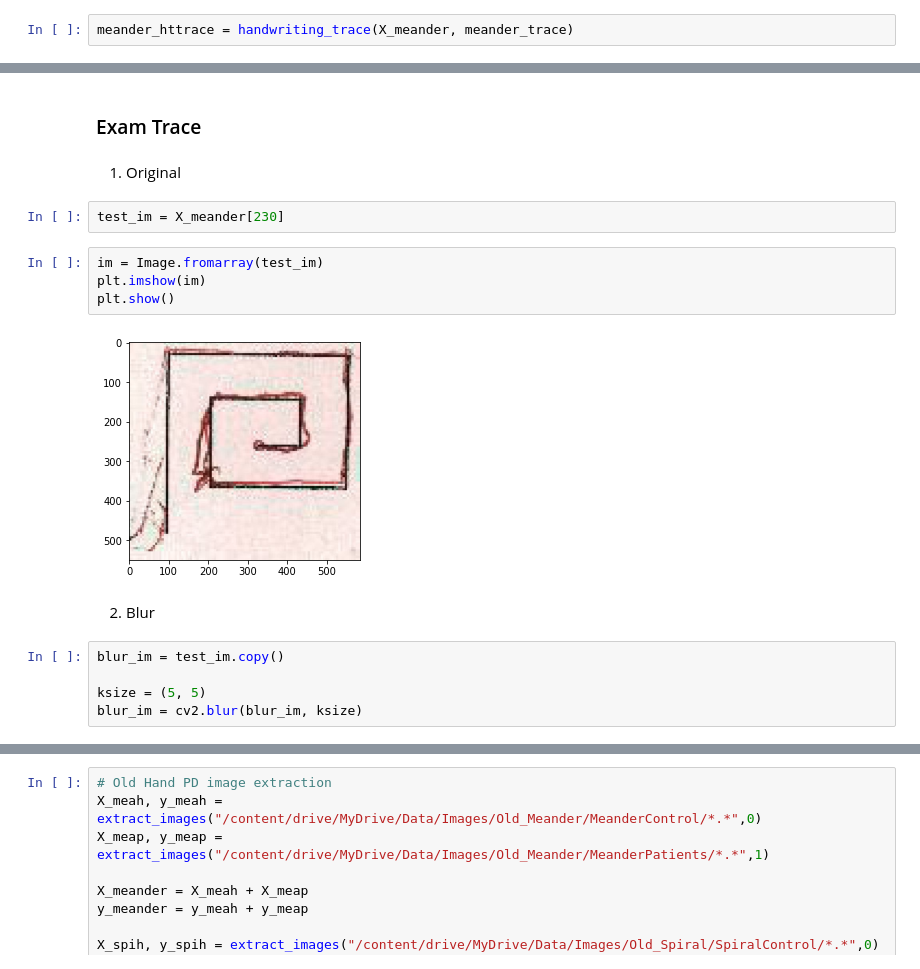
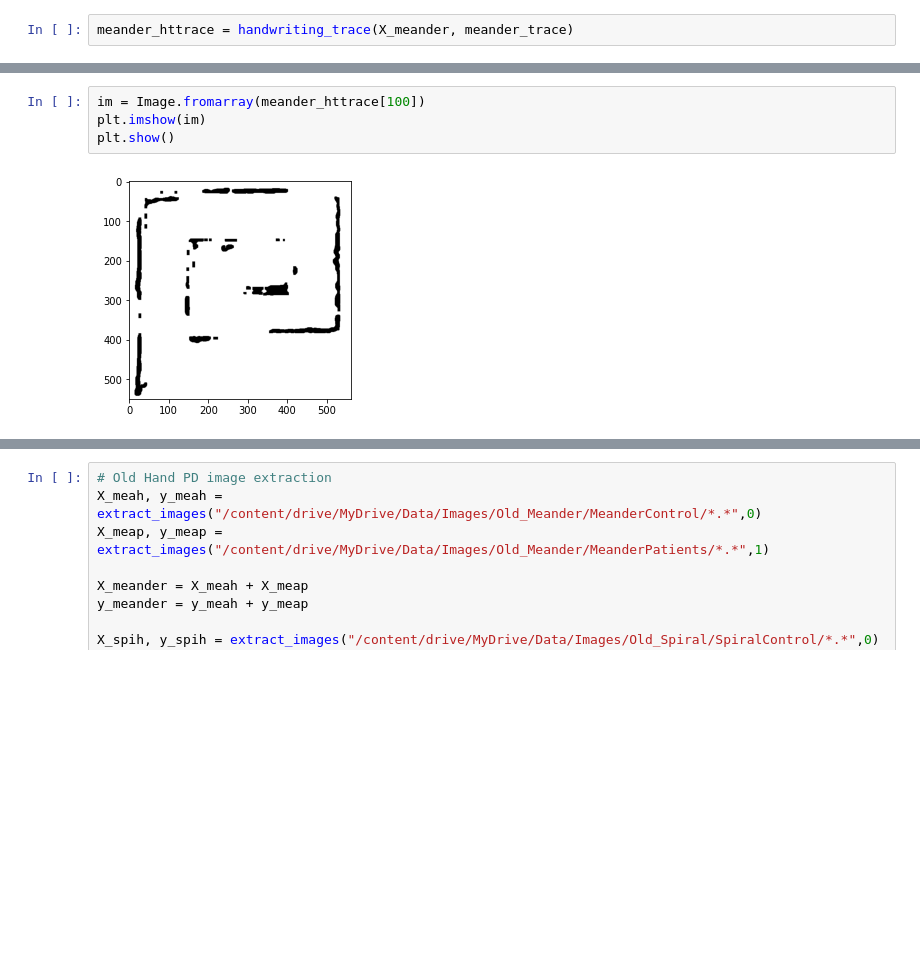
Before and after one commit to PDNow-Research/PDNow, a Jupyter notebook: HandPD/NeuralNets/CNN_Tensorflow.ipynb, the cells around one changed output, grey strips where cells are left out. Drawn from its saved outputs; the diff is of its cells as text; blank space fills up the shorter version.

Commit message:
All code for extract exam and handwriting works, now will run completely on everything.

```diff
--- a/HandPD/NeuralNets/CNN_Tensorflow.ipynb
+++ b/HandPD/NeuralNets/CNN_Tensorflow.ipynb
@@ -185,19 +160,6 @@ def combination(exam_arr, hand_arr):
-# %% [markdown]
-### Exam Trace
-# %% [markdown]
-1. Original
-# %%
-test_im = X_meander[230]
 # %%
-im = Image.fromarray(test_im)
+im = Image.fromarray(meander_httrace[100])
 plt.imshow(im)
 plt.show()
 # %% [output]
-[figure, old version]
+[figure, new version]
-# %% [markdown]
-2. Blur
-# %%
-blur_im = test_im.copy()
-
-ksize = (5, 5)
-blur_im = cv2.blur(blur_im, ksize)
```
Also changed, not shown: parts of 59 cells of this notebook.
